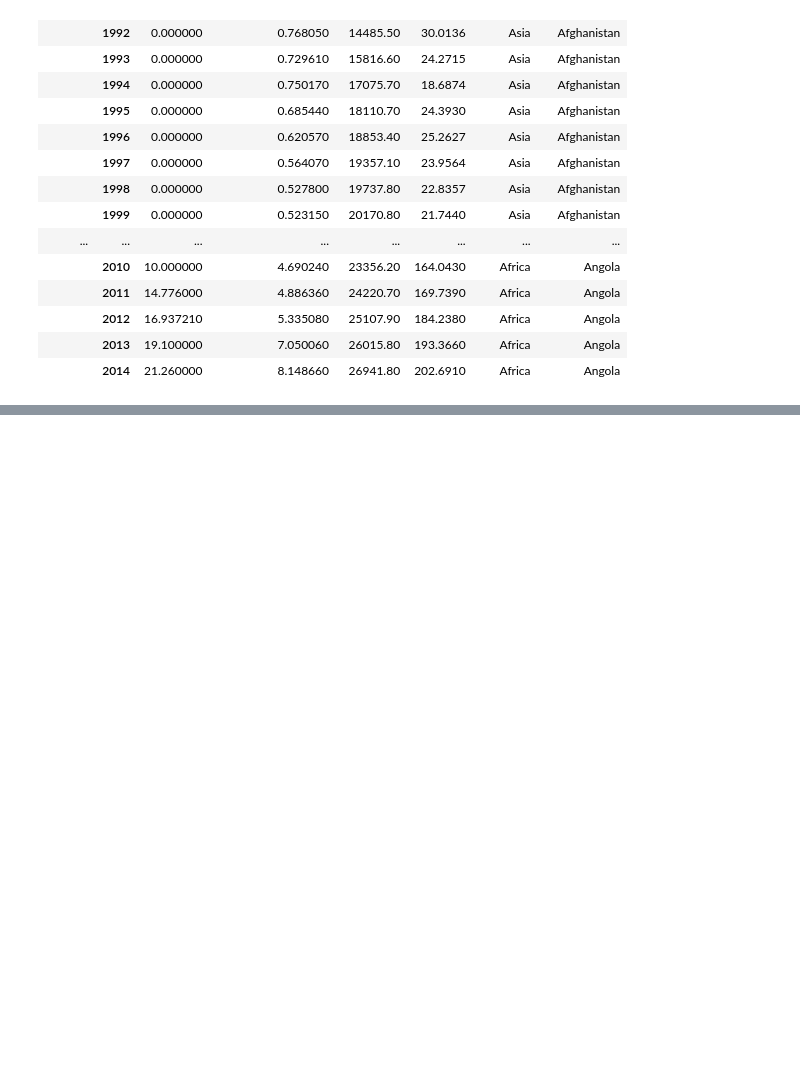
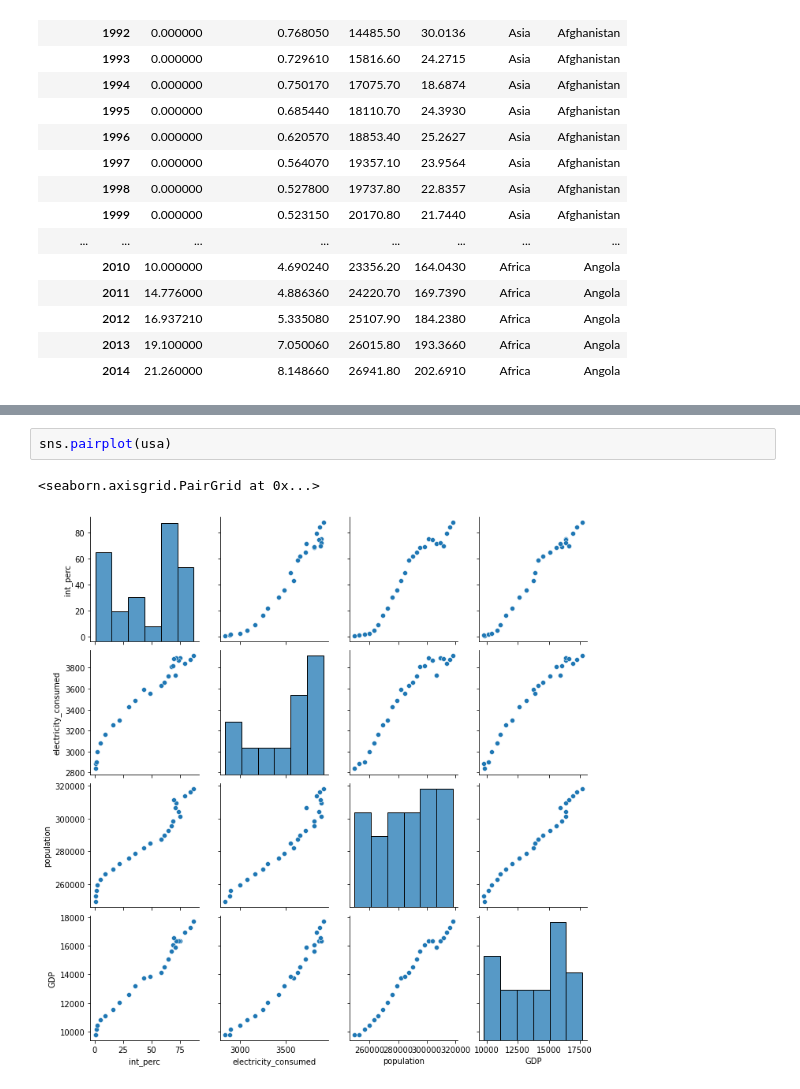
Before and after one commit to meester600/Springboard, a Jupyter notebook: Internet Capstone Project/Modeling.ipynb, the cells around one changed output, grey strips where cells are left out. Drawn from its saved outputs; the diff is of its cells as text; blank space fills up the shorter version.

```diff
--- a/Internet Capstone Project/Modeling.ipynb
+++ b/Internet Capstone Project/Modeling.ipynb
@@ -56,0 +89,5 @@ df.head(100)
+# %%
+sns.pairplot(usa)
+# %% [output]
+<seaborn.axisgrid.PairGrid at 0x...>
+[figure, added]
```
Also changed, not shown: parts of 4 cells of this notebook.
